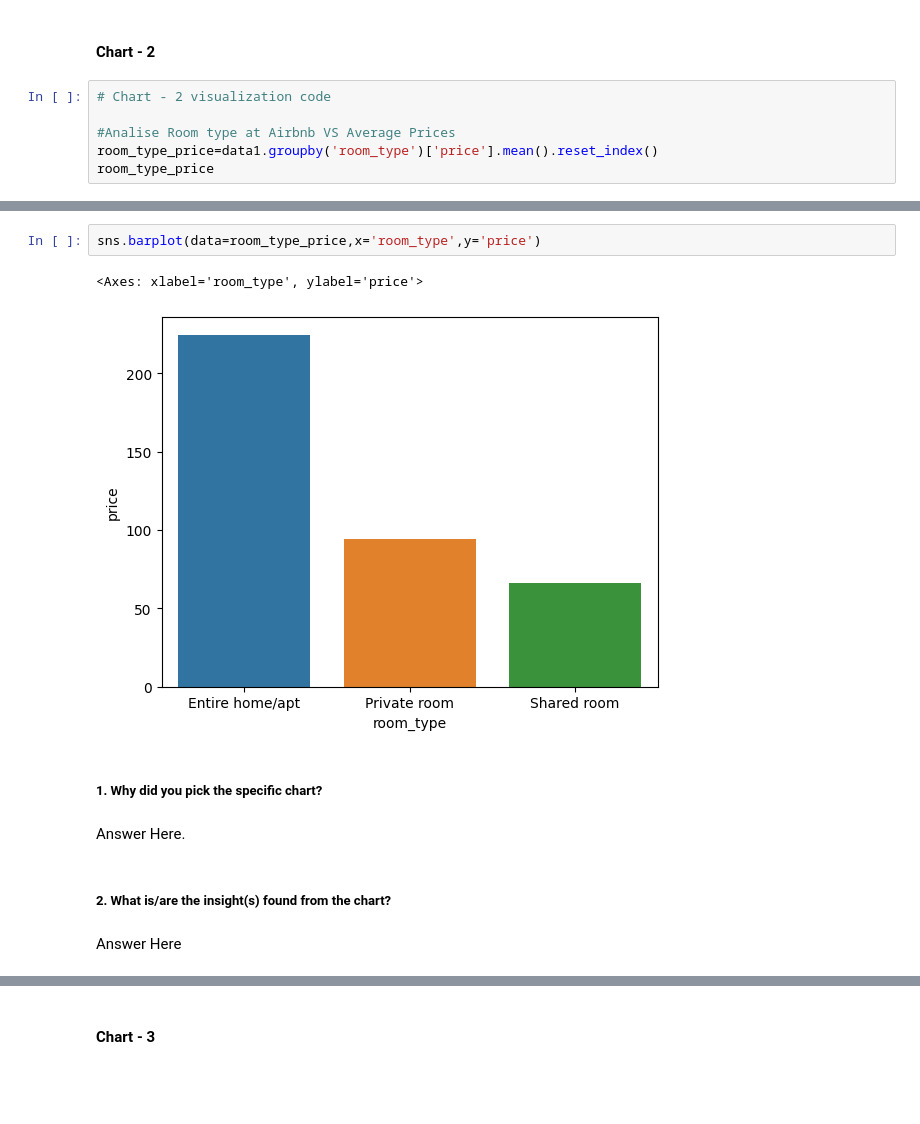
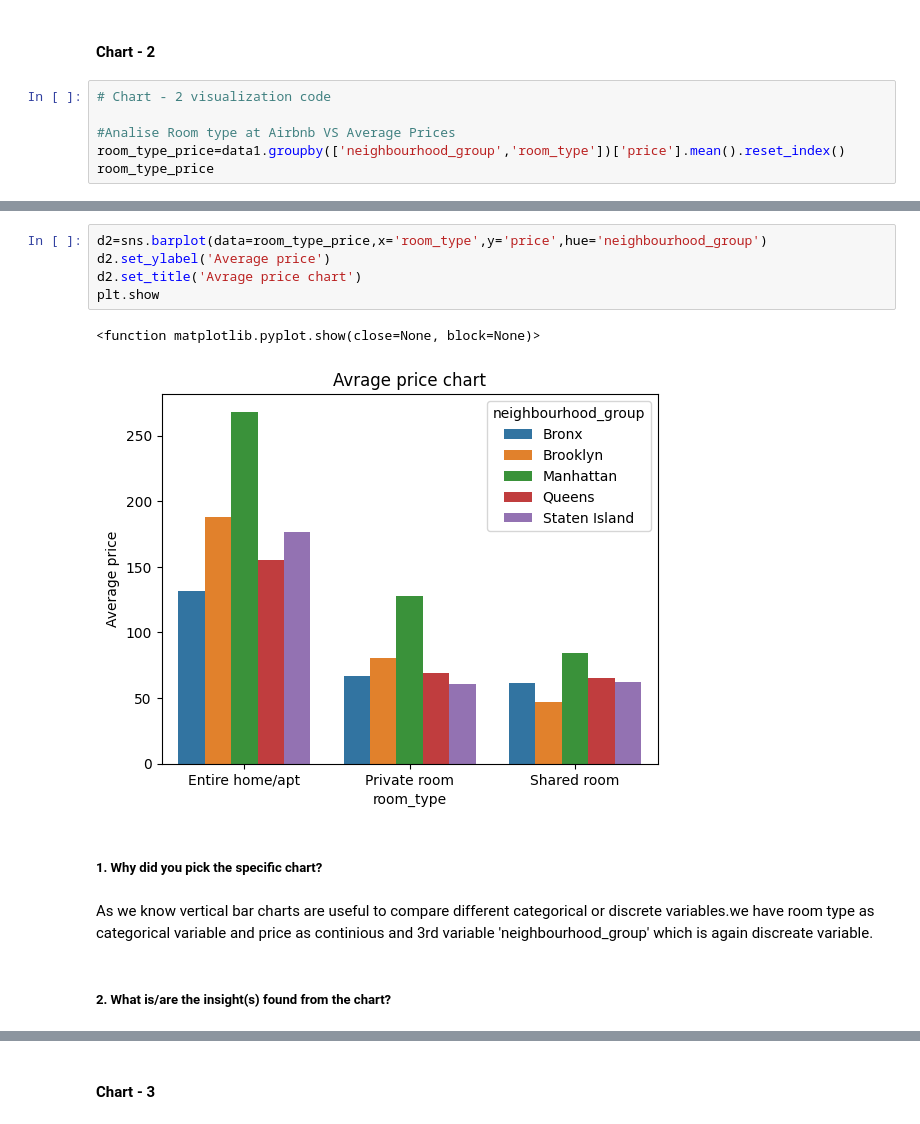
Before and after one commit to Dheerajraghava/Dheerajraghav_Airbnb_Bookings_Analysis_Capstone_Project, a Jupyter notebook: Copy_of_Sample_EDA_Submission_Template.ipynb, the cells around one changed output, grey strips where cells are left out. Drawn from its saved outputs; the diff is of its cells as text; blank space fills up the shorter version.

```diff
--- a/Copy_of_Sample_EDA_Submission_Template.ipynb
+++ b/Copy_of_Sample_EDA_Submission_Template.ipynb
@@ -735,6 +735,6 @@ Answer Here
 # Chart - 2 visualization code
 
 #Analise Room type at Airbnb VS Average Prices
-room_type_price=data1.groupby('room_type')['price'].mean().reset_index()
+room_type_price=data1.groupby(['neighbourhood_group','room_type'])['price'].mean().reset_index()
 room_type_price
 # %% [output]
@@ -745,13 +757,15 @@ room_type_price
 # %%
-sns.barplot(data=room_type_price,x='room_type',y='price')
+d2=sns.barplot(data=room_type_price,x='room_type',y='price',hue='neighbourhood_group')
+d2.set_ylabel('Average price')
+d2.set_title('Avrage price chart')
+plt.show
 # %% [output]
-<Axes: xlabel='room_type', ylabel='price'>
+<function matplotlib.pyplot.show(close=None, block=None)>
-[figure, old version]
+[figure, new version]
 # %% [markdown]
 ##### 1. Why did you pick the specific chart?
-# %% [markdown]
-Answer Here.
+# %% [markdown]
+
+As we know vertical bar charts are useful to compare different categorical or discrete variables.we have room type as categorical variable and price as continious and 3rd variable 'neighbourhood_group' which is again discreate variable.
 # %% [markdown]
 ##### 2. What is/are the insight(s) found from the chart?
-# %% [markdown]
-Answer Here
```
Also changed, not shown: parts of 8 cells of this notebook.
